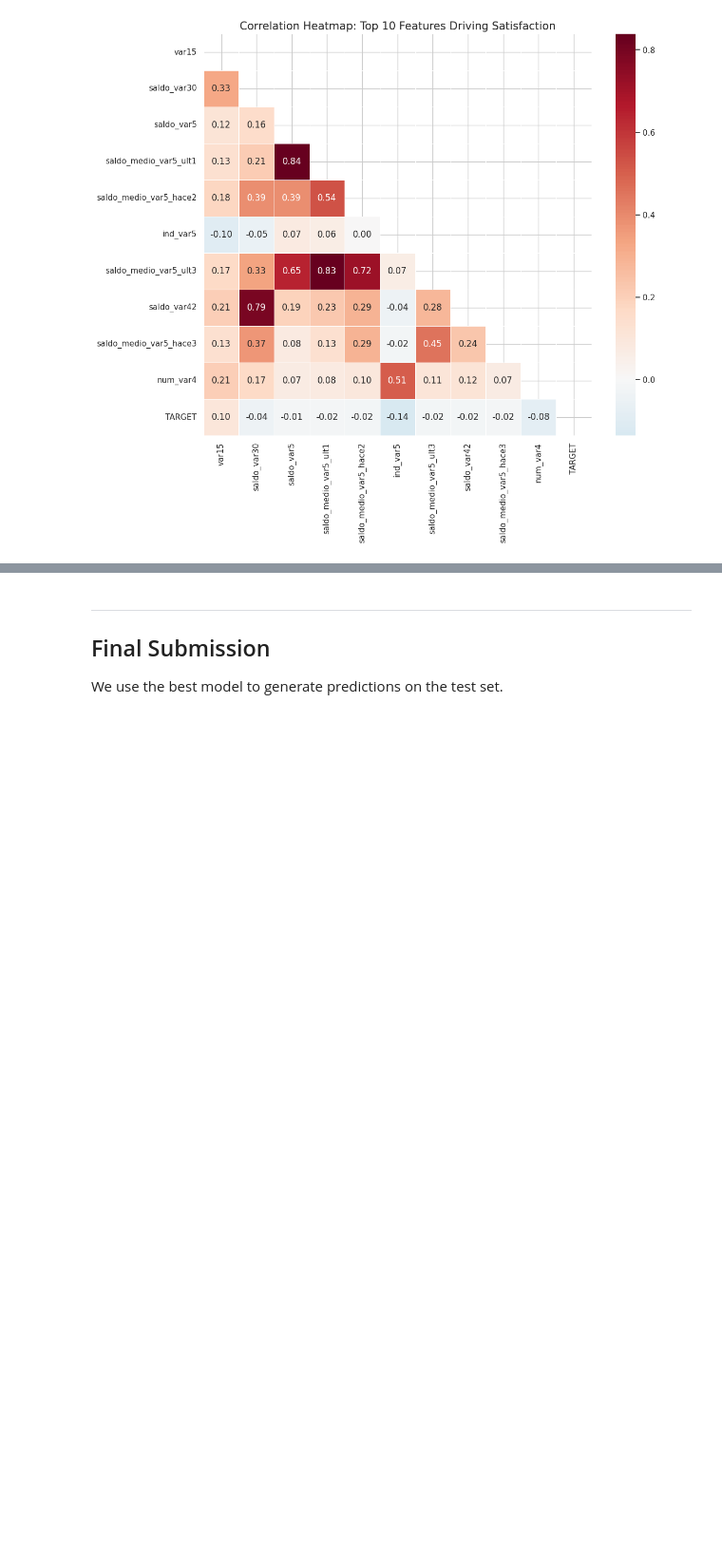
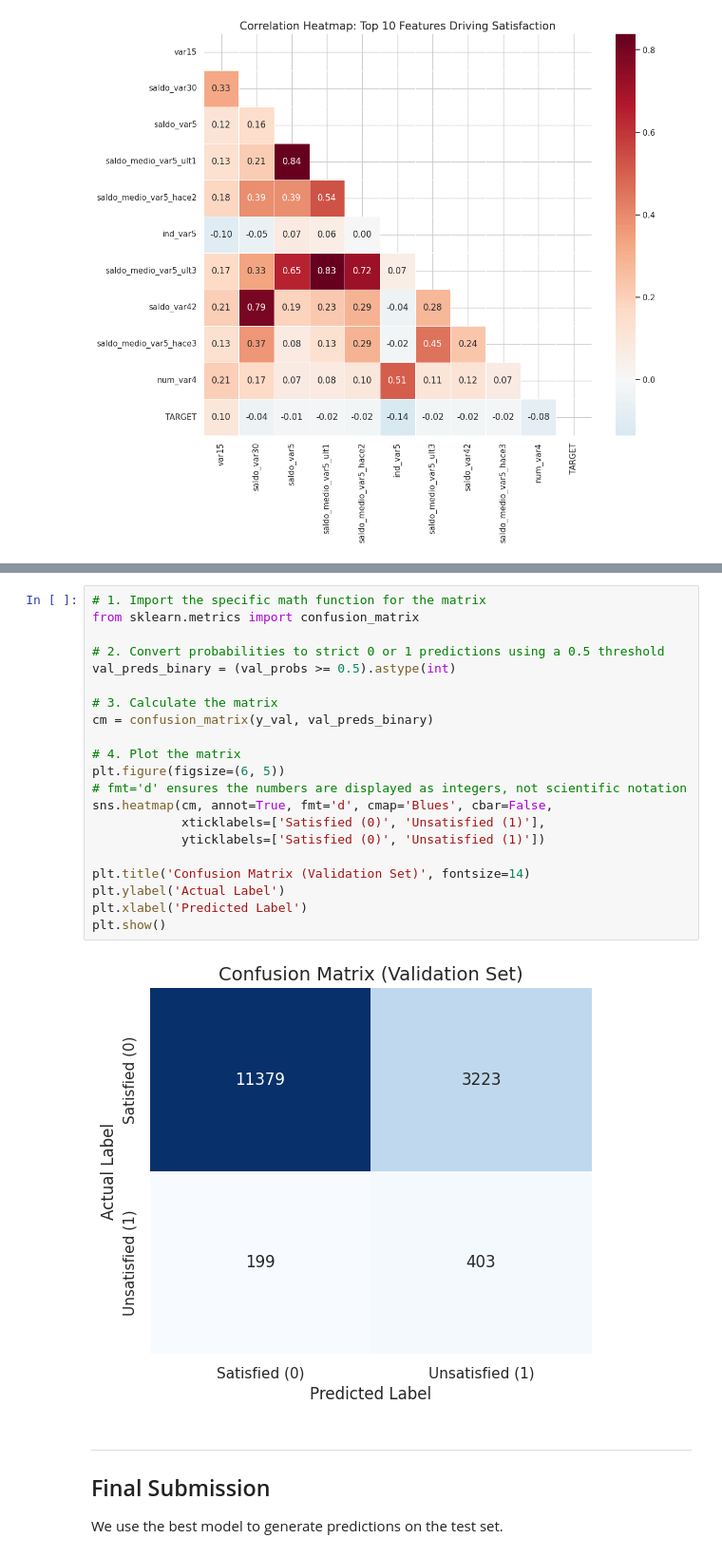
Before and after one commit to Subham-Kalwar/Kaggle_Project_CustomerSatisfaction, a Jupyter notebook: myntbook.ipynb, the cells around one changed output, grey strips where cells are left out. Shown at 95% size. Saved outputs shown, nothing was run; the diff lists cells and outputs as text; blank space fills up the shorter version.

```diff
--- a/myntbook.ipynb
+++ b/myntbook.ipynb
@@ -280,3 +303,26 @@ plt.show()
+# %%
+# 1. Import the specific math function for the matrix
+from sklearn.metrics import confusion_matrix
+
+# 2. Convert probabilities to strict 0 or 1 predictions using a 0.5 threshold
+val_preds_binary = (val_probs >= 0.5).astype(int)
+
+# 3. Calculate the matrix
+cm = confusion_matrix(y_val, val_preds_binary)
+
+# 4. Plot the matrix
+plt.figure(figsize=(6, 5))
+# fmt='d' ensures the numbers are displayed as integers, not scientific notation
+sns.heatmap(cm, annot=True, fmt='d', cmap='Blues', cbar=False,
+            xticklabels=['Satisfied (0)', 'Unsatisfied (1)'],
+            yticklabels=['Satisfied (0)', 'Unsatisfied (1)'])
+
+plt.title('Confusion Matrix (Validation Set)', fontsize=14)
+plt.ylabel('Actual Label')
+plt.xlabel('Predicted Label')
+plt.show()
+# %% [output]
+[figure, added]
 # %% [markdown]
 ---
 
```
Also changed, not shown: parts of 2 cells of this notebook, 8 other files.
